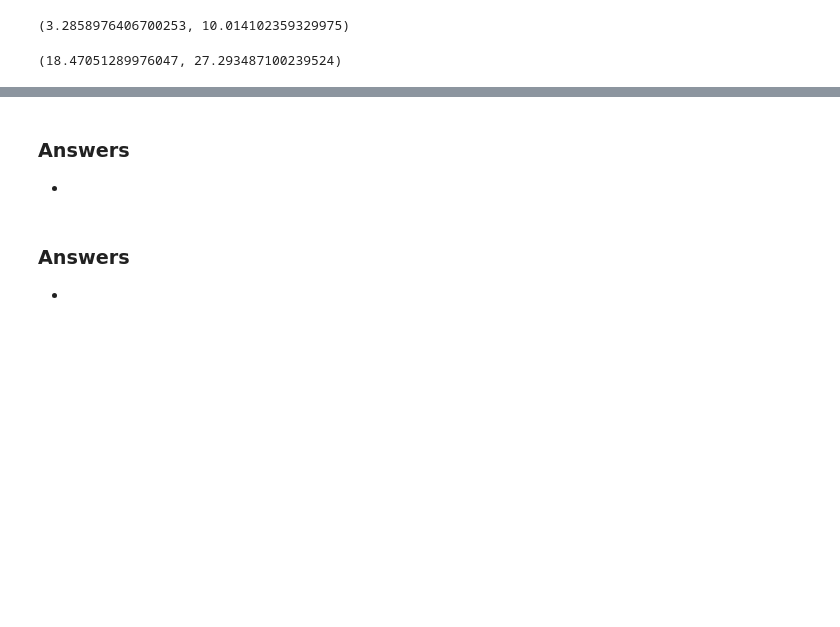
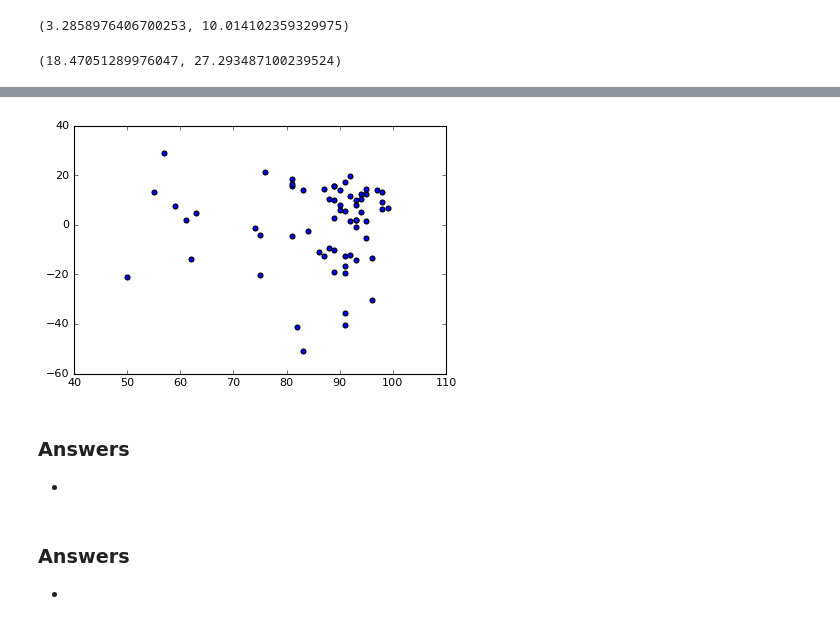
Before and after one commit to rickhaffey/stats-dvb, a Jupyter notebook: exercises/Chapter 27 - Exercises.ipynb, the cells around one changed output, grey strips where cells are left out. Cells and saved outputs as stored; diff of their text form; code cells hidden in the pictures; blank space fills up the shorter version.

```diff
--- a/exercises/Chapter 27 - Exercises.ipynb
+++ b/exercises/Chapter 27 - Exercises.ipynb
@@ -284,0 +369,9 @@ y = 18.892 + x * 6.650
+# %%
+# additional pre-processing with statsmodels to add constant
+midterm_1 = sm.add_constant(midterm_1, prepend=False)
+
+# Note the difference in argument order
+model = sm.OLS(midterm_2, midterm_1).fit()
+
+# Print out the statistics
+print(model.summary())
@@ -285,3 +396,8 @@ y = 18.892 + x * 6.650
+# %%
+# residuals vs. indep. var
+plt.scatter(grades['Midterm 1'], model.resid);
+# %% [output]
+[figure, added]
 # %% [markdown]
 ##
 
```
Also changed, not shown: parts of 17 cells of this notebook.
